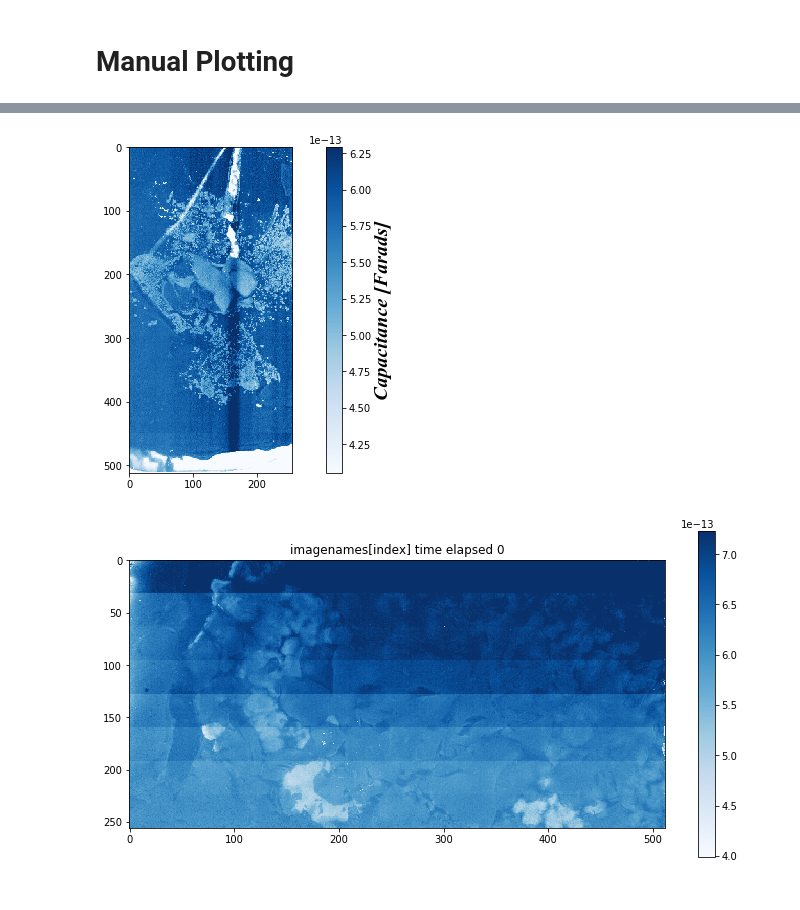
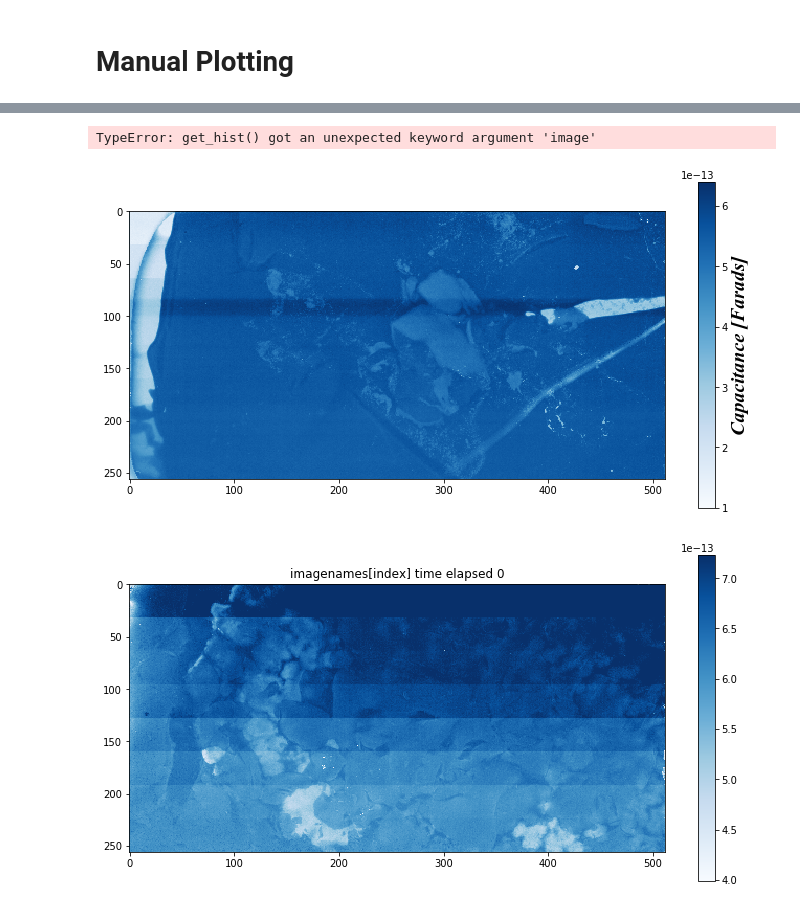
Before and after one commit to JTomI/Larkin-Hybiscus, a Jupyter notebook: Minerva_Tools/Minerva_Plotting.ipynb, the cells around one changed output, grey strips where cells are left out. Drawn from its saved outputs; the diff is of its cells as text; code cells hidden in the pictures.

```diff
--- a/Minerva_Tools/Minerva_Plotting.ipynb
+++ b/Minerva_Tools/Minerva_Plotting.ipynb
@@ -82,0 +78,6 @@ Total import size:  13216 Bytes
+# %%
+impdir =r"C:\Users\jtincan\Desktop\Analysis\F0419_Analysis\impedance/"
+
+iM = MinervaManager(dtype='imp',logdir=impdir);
+
+images_ph1,images_ph2,imagetimes,imagenames=iM.get_data_stack()
@@ -83,11 +94,12 @@ Total import size:  13216 Bytes
 # %%
-normrows = [0,450]
 for i in range(len(images_ph1)):
-    images_ph1[i] = rm_banding(images_ph1[i],normrows=normrows)
-#     images_ph2[i] = rm_banding(images_ph2[i],normrows=normrows)
-#     images_ph1[i] = remove_outliers(images_ph1[i])
-#     images_ph2[i] = remove_outliers(images_ph2[i])
+    images_ph1[i] = remove_outliers(images_ph1[i])
+    images_ph2[i] = remove_outliers(images_ph2[i])
+#     images_ph1[i] = rm_banding(images_ph1[i])
+#     images_ph2[i] = rm_banding(images_ph2[i])
 
-# final_images = (np.array(images_ph1)+np.array(images_ph2))/2
-final_images=np.array(images_ph1)
+
+final_images = (np.array(images_ph1)+np.array(images_ph2))/2
 final_images.shape
+for i in range(len(final_images)):
+    final_images[i] = rm_banding(final_images[i])
@@ -96,27 +131,28 @@ final_images.shape
+# %%
+get_hist(image=final_images[i])
+# %% [output]
+TypeError: get_hist() got an unexpected keyword argument 'image'
 # %%
-i=150
+vmin1,vmax1 = 1.0e-13,6.401625130862284e-13
+i=120
 fig = plt.figure(figsize=(12,6))
 grid = plt.GridSpec(3, 3, hspace=0.2, wspace=0.2)
 ax_main = fig.add_subplot(grid[:, :])
-im1 = ax_main.imshow(final_images[i], #-np.median(image_1)), # [50:100,:40]),
-                    vmin=np.mean(final_images[i][normrows,:])+vrange[0]*np.std(final_images[i][normrows,:]),
-                    vmax=np.mean(final_images[i][normrows,:])+vrange[1]*np.std(final_images[i][normrows,:]),
-                    cmap='Blues')
+im1 = ax_main.imshow(np.flip(np.transpose(final_images[i])),vmin=vmin1,vmax=vmax1, cmap='Blues')
 cb=fig.colorbar(im1,ax=ax_main,label='Capacitance [Farads]')
 axcb = cb.ax
 text = axcb.yaxis.label
 font = font_manager.FontProperties(family='times new roman', style='italic', size=20)
 text.set_font_properties(font)
 # ax_main.set_title( '   ' + str(i) + '   ' + iM.list_all[i] + ' time elapsed ' + str(tx-t0))
 
 fig.canvas.draw()	   # draw the canvas, cache the renderer
 im = np.frombuffer(fig.canvas.tostring_rgb(), dtype='uint8')
 im  = im.reshape(fig.canvas.get_width_height()[::-1] + (3,))
-# myframes.append(im)
 plt.show()
 plt.close(fig)
 # %% [output]
-[figure, old version]
+[figure, new version]
 # %%
 index=3
 normrows = [100,512]
```
Also changed, not shown: parts of 7 cells of this notebook, 1 other file.
